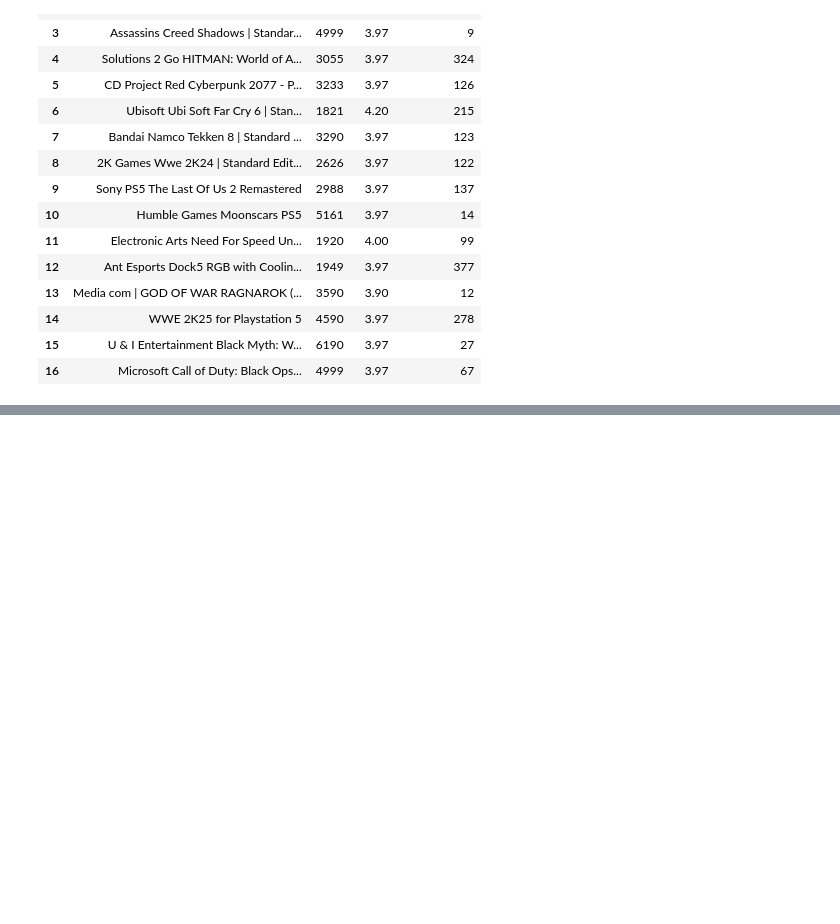
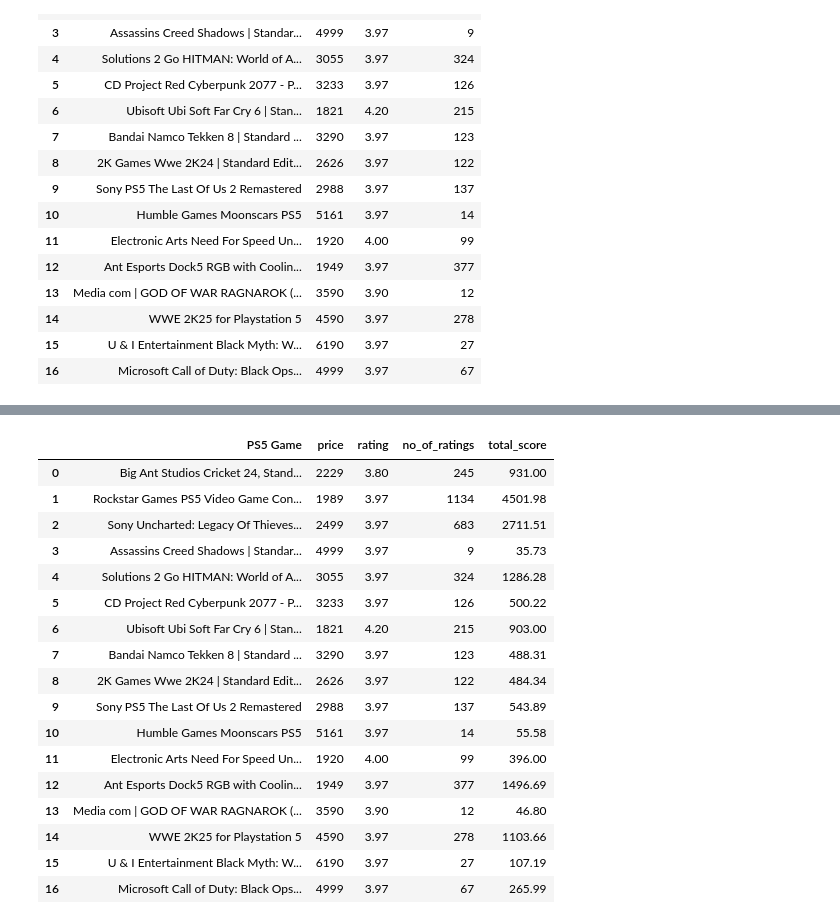
Before and after one commit to Namir50/Amazon-Product-Data-ETL, a Jupyter notebook: amazon_product_data_transformation.ipynb, the cells around one changed output, grey strips where cells are left out. Cells and saved outputs as stored; diff of their text form; code cells hidden in the pictures; blank space fills up the shorter version.

```diff
--- a/amazon_product_data_transformation.ipynb
+++ b/amazon_product_data_transformation.ipynb
@@ -231,3 +231,5 @@ amazon_df
 | 14 | WWE 2K25 for Playstation 5 | 4590 | 3.97 | 278 |
 | 15 | U & I Entertainment Black Myth: W... | 6190 | 3.97 | 27 |
 | 16 | Microsoft Call of Duty: Black Ops... | 4999 | 3.97 | 67 |
+# %%
+amazon_df['no_of_ratings'] = pd.to_numeric(amazon_df['no_of_ratings'],errors='coerce')
@@ -233,0 +257,23 @@ amazon_df
+# %%
+amazon_df['total_score'] = amazon_df['rating'] * amazon_df['no_of_ratings']
+# %%
+amazon_df
+# %% [output]
+|  | PS5 Game | price | rating | no_of_ratings | total_score |
+| 0 | Big Ant Studios Cricket 24, Stand... | 2229 | 3.80 | 245 | 931.00 |
+| 1 | Rockstar Games PS5 Video Game Con... | 1989 | 3.97 | 1134 | 4501.98 |
+| 2 | Sony Uncharted: Legacy Of Thieves... | 2499 | 3.97 | 683 | 2711.51 |
+| 3 | Assassins Creed Shadows | Standar... | 4999 | 3.97 | 9 | 35.73 |
+| 4 | Solutions 2 Go HITMAN: World of A... | 3055 | 3.97 | 324 | 1286.28 |
+| 5 | CD Project Red Cyberpunk 2077 - P... | 3233 | 3.97 | 126 | 500.22 |
+| 6 | Ubisoft Ubi Soft Far Cry 6 | Stan... | 1821 | 4.20 | 215 | 903.00 |
+| 7 | Bandai Namco Tekken 8 | Standard ... | 3290 | 3.97 | 123 | 488.31 |
+| 8 | 2K Games Wwe 2K24 | Standard Edit... | 2626 | 3.97 | 122 | 484.34 |
+| 9 | Sony PS5 The Last Of Us 2 Remastered | 2988 | 3.97 | 137 | 543.89 |
+| 10 | Humble Games Moonscars PS5 | 5161 | 3.97 | 14 | 55.58 |
+| 11 | Electronic Arts Need For Speed Un... | 1920 | 4.00 | 99 | 396.00 |
+| 12 | Ant Esports Dock5 RGB with Coolin... | 1949 | 3.97 | 377 | 1496.69 |
+| 13 | Media com | GOD OF WAR RAGNAROK (... | 3590 | 3.90 | 12 | 46.80 |
+| 14 | WWE 2K25 for Playstation 5 | 4590 | 3.97 | 278 | 1103.66 |
+| 15 | U & I Entertainment Black Myth: W... | 6190 | 3.97 | 27 | 107.19 |
+| 16 | Microsoft Call of Duty: Black Ops... | 4999 | 3.97 | 67 | 265.99 |
```
Also changed, not shown: parts of 2 cells of this notebook, 1 other file.
